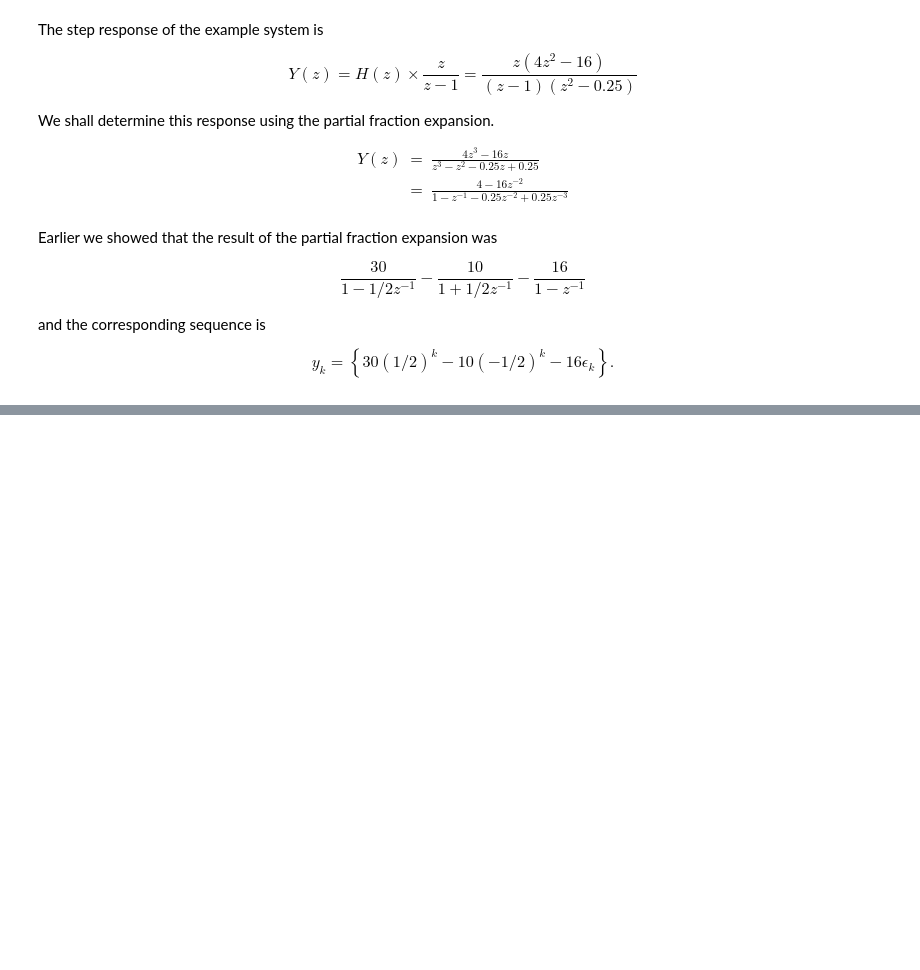
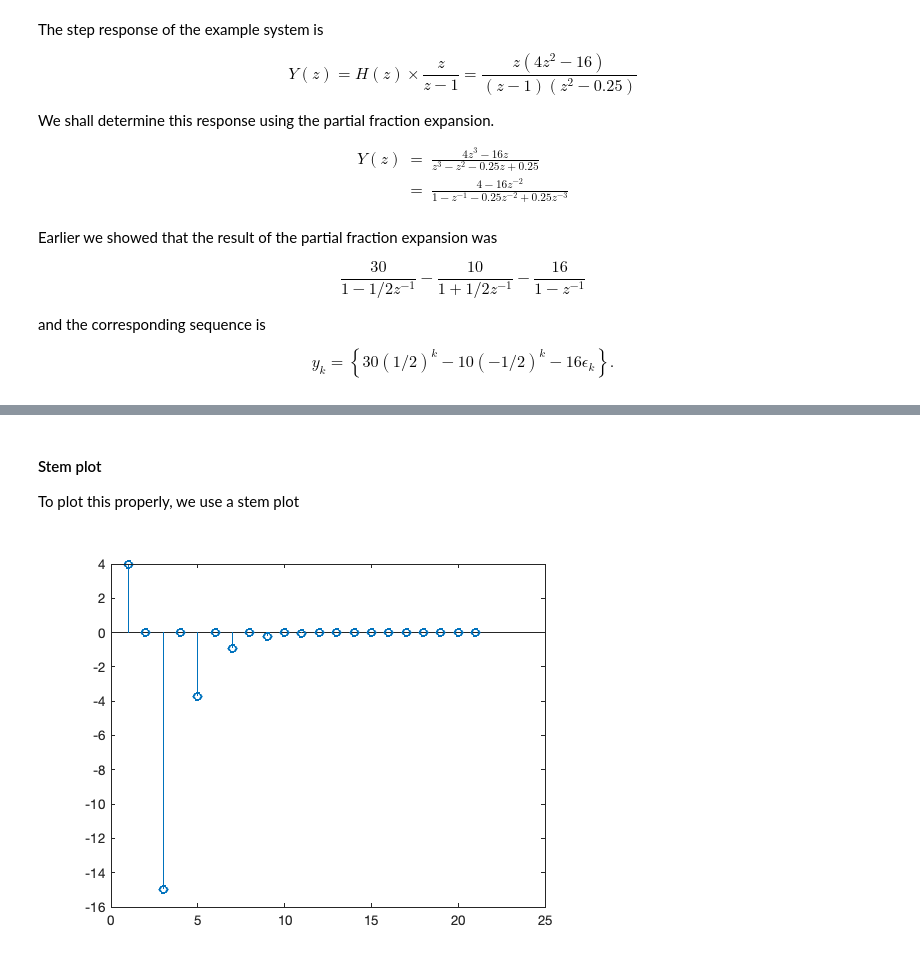
Before and after one commit to cpjobling/eglm03-textbook, a Jupyter notebook: content/06/2/dsm.ipynb, the cells around one changed output, grey strips where cells are left out. Cells and saved outputs as stored; diff of their text form; code cells hidden in the pictures; blank space fills up the shorter version.

```diff
--- a/content/06/2/dsm.ipynb
+++ b/content/06/2/dsm.ipynb
@@ -259,0 +390,2 @@ $$y_k = \left\{30(1/2)^k -10(-1/2)^k -16\epsilon_k\right\}.$$
+# %%
+yi = impulse(H)
@@ -259,0 +410,8 @@ $$y_k = \left\{30(1/2)^k -10(-1/2)^k -16\epsilon_k\right\}.$$
+# %% [markdown]
+#### Stem plot
+
+To plot this properly, we use a stem plot
+# %%
+stem(yi)
+# %% [output]
+[figure, added]
```
Also changed, not shown: parts of 38 cells of this notebook, 11 other files.
